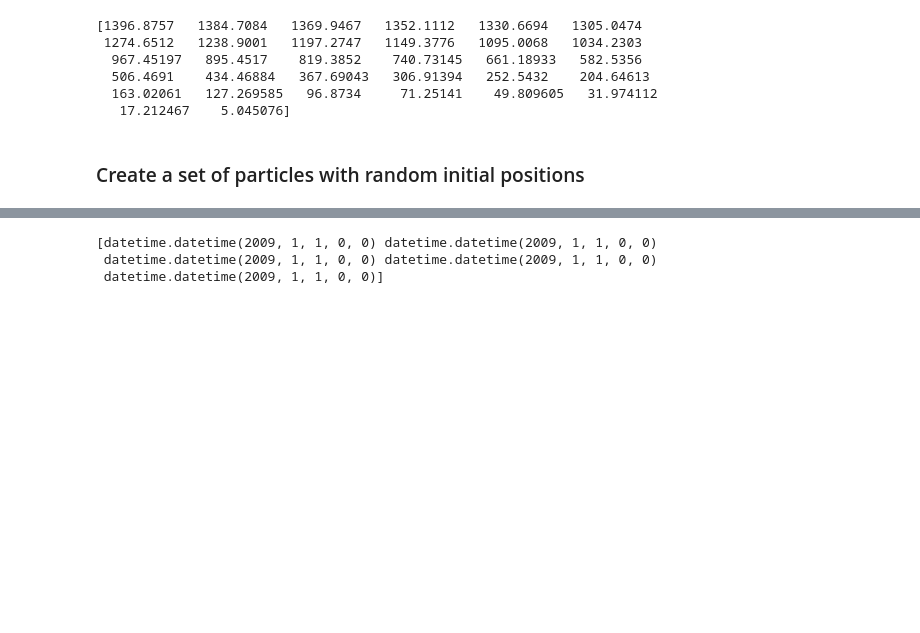
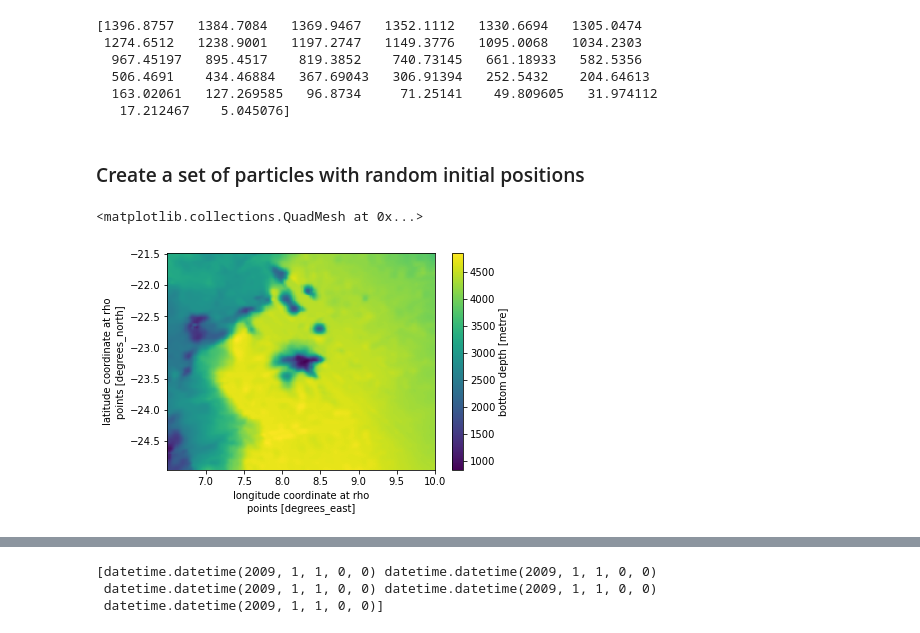
Before and after one commit to LeonMock/master-thesis, a Jupyter notebook: notebooks/2023-04-04_test-ROMS.ipynb, the cells around one changed output, grey strips where cells are left out. Cells and saved outputs as stored; diff of their text form; code cells hidden in the pictures; blank space fills up the shorter version.

```diff
--- a/notebooks/2023-04-04_test-ROMS.ipynb
+++ b/notebooks/2023-04-04_test-ROMS.ipynb
@@ -249,0 +223,9 @@ speed_param = np.random.uniform(
+# %%
+SIGMA=xr.open_dataset('/gxfs_work1/geomar/smomw523/master-thesis/data/config/ROMS/sigma2depth_parent.nc')
+topo_ROMS = SIGMA['h']
+topo_ROMS = topo_ROMS.rename({'lat_rho': 'lat','lon_rho': 'lon'})
+
+topo_ROMS.plot()
+# %% [output]
+<matplotlib.collections.QuadMesh at 0x...>
+[figure, added]
```
Also changed, not shown: parts of 19 cells of this notebook, 27 other files.
